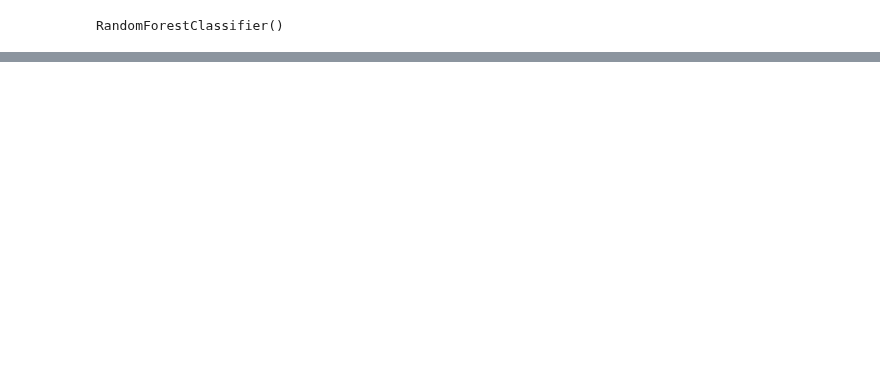
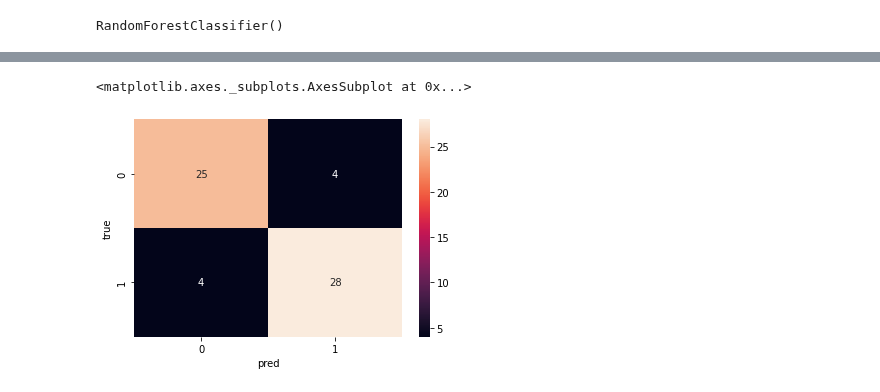
Before and after one commit to kozz84/Udemy, a Jupyter notebook: ZTM_ML_&_DS_Bootcamp_2022.ipynb, the cells around one changed output, grey strips where cells are left out. Drawn from its saved outputs; the diff is of its cells as text; code cells hidden in the pictures; blank space fills up the shorter version.

```diff
--- a/ZTM_ML_&_DS_Bootcamp_2022.ipynb
+++ b/ZTM_ML_&_DS_Bootcamp_2022.ipynb
@@ -522,0 +557,5 @@ array([[0.86, 0.14],
+# %%
+sns.heatmap(pd.crosstab(y_test,y_pred,rownames=['true'],colnames=['pred']),annot=True)
+# %% [output]
+<matplotlib.axes._subplots.AxesSubplot at 0x...>
+[figure, added]
```
Also changed, not shown: parts of 22 cells of this notebook.
